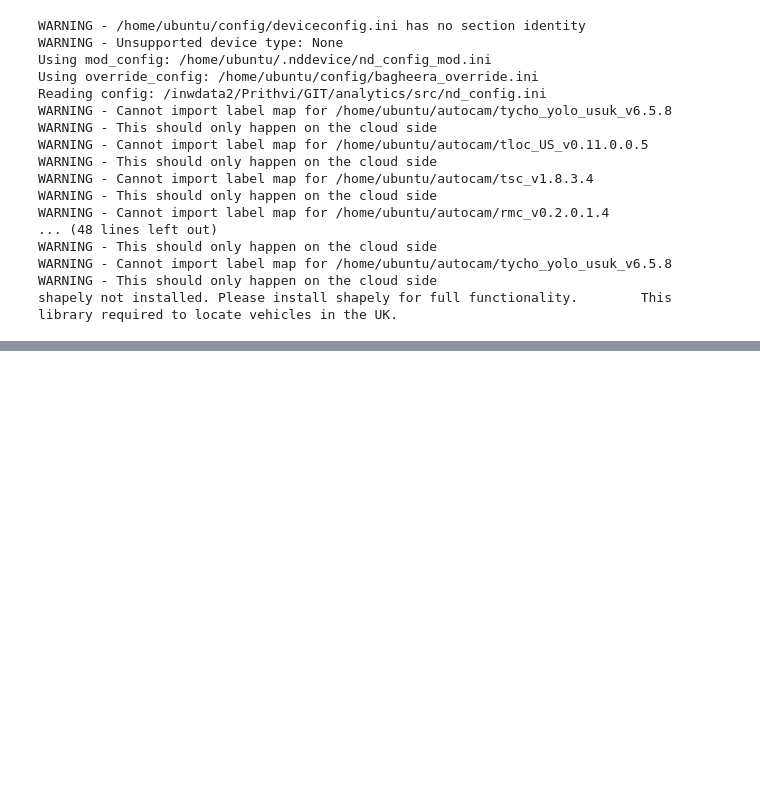
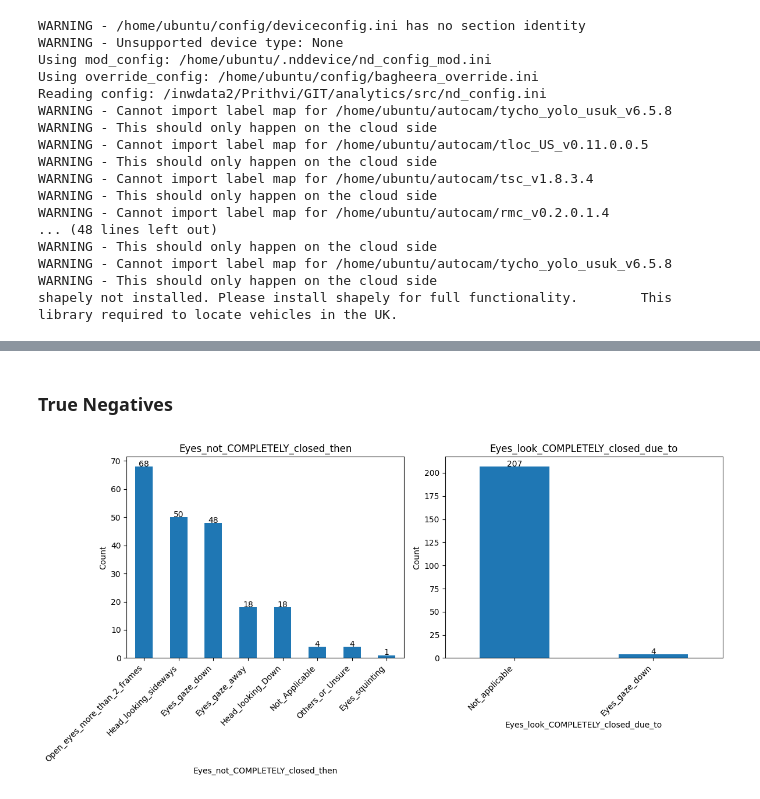
Before and after one commit to prithviramg-nd/work, a Jupyter notebook: AN25908/eec_69k_analysis.ipynb, the cells around one changed output, grey strips where cells are left out. Saved outputs shown, nothing was run; the diff lists cells and outputs as text; code cells hidden in the pictures; blank space fills up the shorter version.

```diff
--- a/AN25908/eec_69k_analysis.ipynb
+++ b/AN25908/eec_69k_analysis.ipynb
@@ -225,0 +320,27 @@ temp = 'ff8aa7d8-24f4-4304-bd0d-ed9b3c33c8f8'
+# %% [markdown]
+### True Negatives
+# %%
+cond1 = (results_df['TN'] > 0)
+temp = results_df[cond1]
+
+# Create side-by-side bar plots
+fig, axs = plt.subplots(1, 2, figsize=(12, 6))
+
+# Plot first column
+counts1 = temp['Eyes_not_COMPLETELY_closed_then'].value_counts()
+bars1 = counts1.plot(kind='bar', ax=axs[0], title='Eyes_not_COMPLETELY_closed_then')
+axs[0].bar_label(axs[0].containers[0], labels=[f'{v}' for v in counts1.values], fontsize=10, label_type='edge', padding=-2)
+axs[0].set_ylabel('Count')
+axs[0].set_xticklabels(axs[0].get_xticklabels(), rotation=45, ha='right')
+
+# Plot second column
+counts2 = temp['Eyes_look_COMPLETELY_closed_due_to'].value_counts()
+bars2 = counts2.plot(kind='bar', ax=axs[1], title='Eyes_look_COMPLETELY_closed_due_to')
+axs[1].bar_label(axs[1].containers[0], labels=[f'{v}' for v in counts2.values], fontsize=10, label_type='edge', padding=-2)
+axs[1].set_ylabel('Count')
+axs[1].set_xticklabels(axs[1].get_xticklabels(), rotation=45, ha='right')
+
+plt.tight_layout()
+plt.show()
+# %% [output]
+[figure, added]
```
Also changed, not shown: parts of 28 cells of this notebook, 6 other files.
